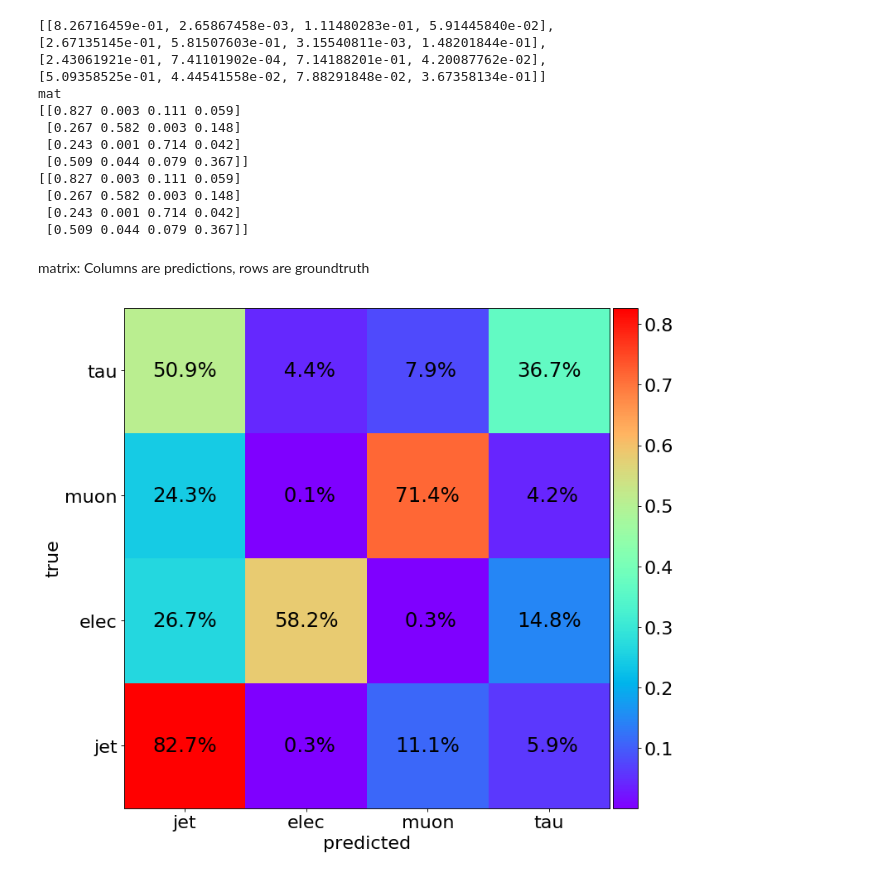
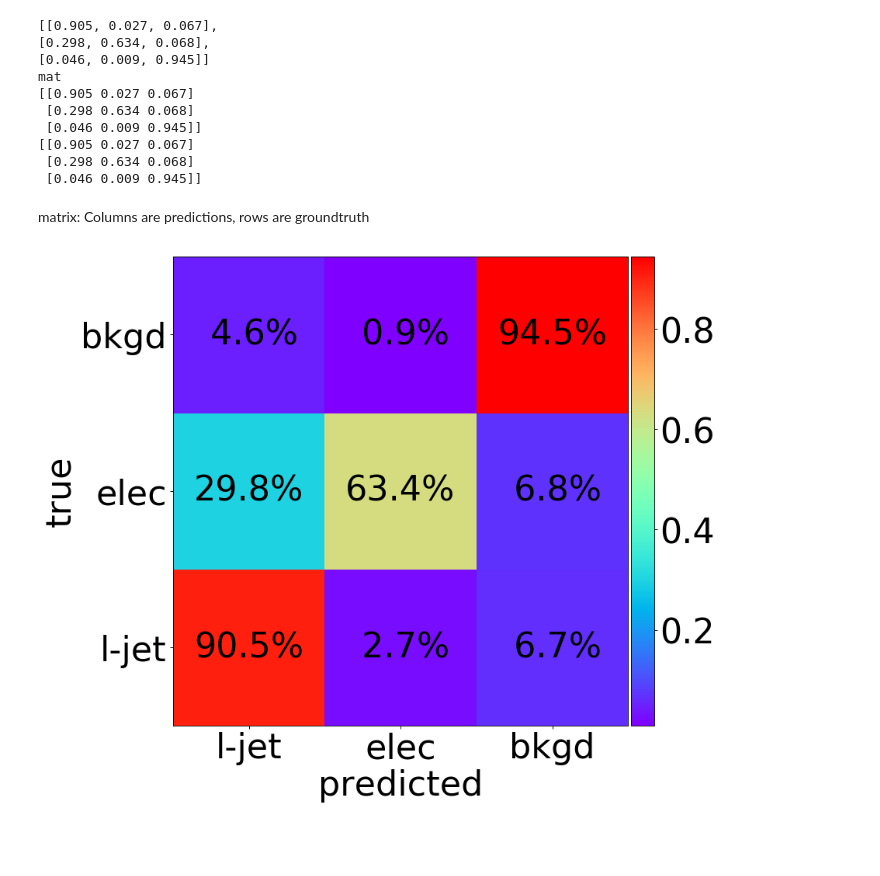
Before and after one commit to jtchilders/python_tools, a Jupyter notebook: JupyterNotebooks/Confusion Matrix Plotter-SemSeg.ipynb, the cells around one changed output. Cells and saved outputs as stored; diff of their text form; code cells hidden in the pictures; blank space fills up the shorter version.

```diff
--- a/JupyterNotebooks/Confusion Matrix Plotter-SemSeg.ipynb
+++ b/JupyterNotebooks/Confusion Matrix Plotter-SemSeg.ipynb
@@ -4,10 +4,10 @@ import json
 import numpy as np
 np.set_printoptions(precision=3,suppress=True)
 
-labels = {0:'l-jet',4:'c-jet',5:'b-jet',11:'elec',13:'muon',15:'tau',20:'bc-jet',40:'jet',50:'nothing'}
+labels = {0:'l-jet',4:'c-jet',5:'b-jet',11:'elec',13:'muon',15:'tau',20:'bc-jet',40:'jet',50:'bkgd'}
 comb_jets = False
 
-x_labels_id = [40,11,13,15]
+x_labels_id = [0,11,50]
 if comb_jets:
   x_labels_id = [40,11,13]
 x_labels_str = [labels[i] for i in x_labels_id]
@@ -91,9 +91,28 @@ matE = '''[[8.26716459e-01 2.65867458e-03 1.11480283e-01 5.91445840e-02]
 [2.43061921e-01 7.41101902e-04 7.14188201e-01 4.20087762e-02]
 [5.09358525e-01 4.44541558e-02 7.88291848e-02 3.67358134e-01]]'''
 
-mat = matE
+matF = '''[[0.99 0.002 0.008]
+[0.102 0.749 0.149]
+[0.055 0.024 0.921]]'''
 
-mat = mat.replace(' ',', ')
+matG = '''[[0.992 0.002 0.006]
+[0.062 0.853 0.084]
+[0.038 0.013 0.949]]'''
+
+### new dataset
+## pointnet++
+matH = '''[[0.786 0.043 0.171]
+[0.305 0.395 0.301]
+[0.089 0.018 0.893]]'''
+
+### GraphCNN
+matJ = '''[[0.905 0.027 0.067]
+[0.298 0.634 0.068]
+[0.046 0.009 0.945]]'''
+
+mat = matJ
+
+mat = mat.replace('  ',' ',).replace(' ',', ')
 mat = mat.replace(']\n','],\n')
 
 
@@ -117,19 +136,16 @@ if comb_jets:
 print(mat)
 #mat = np.array(pt_mat)
 # %% [output]
-[[8.26716459e-01, 2.65867458e-03, 1.11480283e-01, 5.91445840e-02],
-[2.67135145e-01, 5.81507603e-01, 3.15540811e-03, 1.48201844e-01],
-[2.43061921e-01, 7.41101902e-04, 7.14188201e-01, 4.20087762e-02],
-[5.09358525e-01, 4.44541558e-02, 7.88291848e-02, 3.67358134e-01]]
+[[0.905, 0.027, 0.067],
+[0.298, 0.634, 0.068],
+[0.046, 0.009, 0.945]]
 mat
-[[0.827 0.003 0.111 0.059]
- [0.267 0.582 0.003 0.148]
- [0.243 0.001 0.714 0.042]
- [0.509 0.044 0.079 0.367]]
-[[0.827 0.003 0.111 0.059]
- [0.267 0.582 0.003 0.148]
- [0.243 0.001 0.714 0.042]
- [0.509 0.044 0.079 0.367]]
+[[0.905 0.027 0.067]
+ [0.298 0.634 0.068]
+ [0.046 0.009 0.945]]
+[[0.905 0.027 0.067]
+ [0.298 0.634 0.068]
+ [0.046 0.009 0.945]]
 # %% [markdown]
 matrix: Columns are predictions, rows are groundtruth
 # %%
@@ -138,38 +154,38 @@ x_start = 0.0
 x_end = len(x_labels_id)
 y_start = 0.0
 y_end = len(x_labels_id)
 extent = [x_start, x_end, y_start, y_end]
 
 def plot_matrix(mat,title=''):
     fig,ax = plt.subplots(figsize=(10,10),dpi=80)
     im = ax.imshow(mat, extent=extent, origin='lower', interpolation='None', cmap='rainbow',aspect='equal')
     ax.set_xticks(np.array(range(nlabels))+0.5)
-    ax.set_xticklabels(x_labels_str,fontsize=20)
+    ax.set_xticklabels(x_labels_str,fontsize=40)
     ax.set_yticks(np.array(range(nlabels))+0.5)
-    ax.set_yticklabels(x_labels_str,fontsize=20)
-    ax.set_ylabel('true',fontsize=20)
-    ax.set_xlabel('predicted',fontsize=20)
+    ax.set_yticklabels(x_labels_str,fontsize=40)
+    ax.set_ylabel('true',fontsize=40)
+    ax.set_xlabel('predicted',fontsize=40)
     ax.set_aspect('auto')
 
     # Add the text
     jump_x = (x_end - x_start) / (2.0 * nlabels)
     jump_y = (y_end - y_start) / (2.0 * nlabels)
     x_positions = np.linspace(start=x_start, stop=x_end, num=nlabels, endpoint=False)
     y_positions = np.linspace(start=y_start, stop=y_end, num=nlabels, endpoint=False)
 
     for y_index, y in enumerate(y_positions):
         for x_index, x in enumerate(x_positions):
             label = '%4.1f%%' % (mat[y_index, x_index]*100.)
             #label = '%d' % mat[y_index][x_index]
             text_x = x + jump_x
             text_y = y + jump_y
-            ax.text(text_x, text_y, label, color='black', ha='center', va='center',fontsize=22)
+            ax.text(text_x, text_y, label, color='black', ha='center', va='center',fontsize=40)
 
     cbar = colorbar(im)
-    cbar.ax.tick_params(labelsize=20)
-    plt.suptitle(title,fontsize=20,ha='center')
+    cbar.ax.tick_params(labelsize=40)
+    plt.suptitle(title,fontsize=40,ha='center')
     plt.show()
 
 plot_matrix(mat)
 # %% [output]
-[figure, old version]
+[figure, new version]
```
Also changed, not shown: 5 other files.
